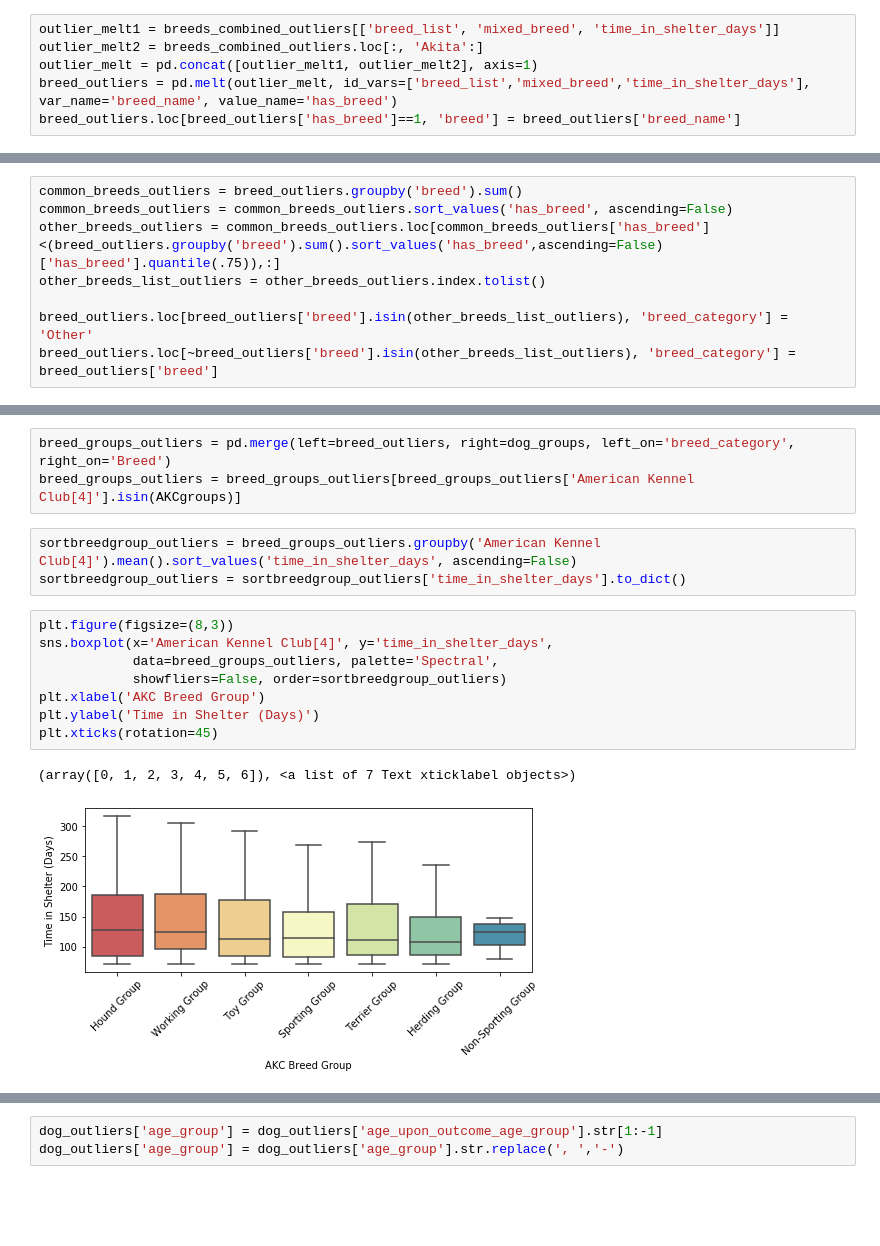
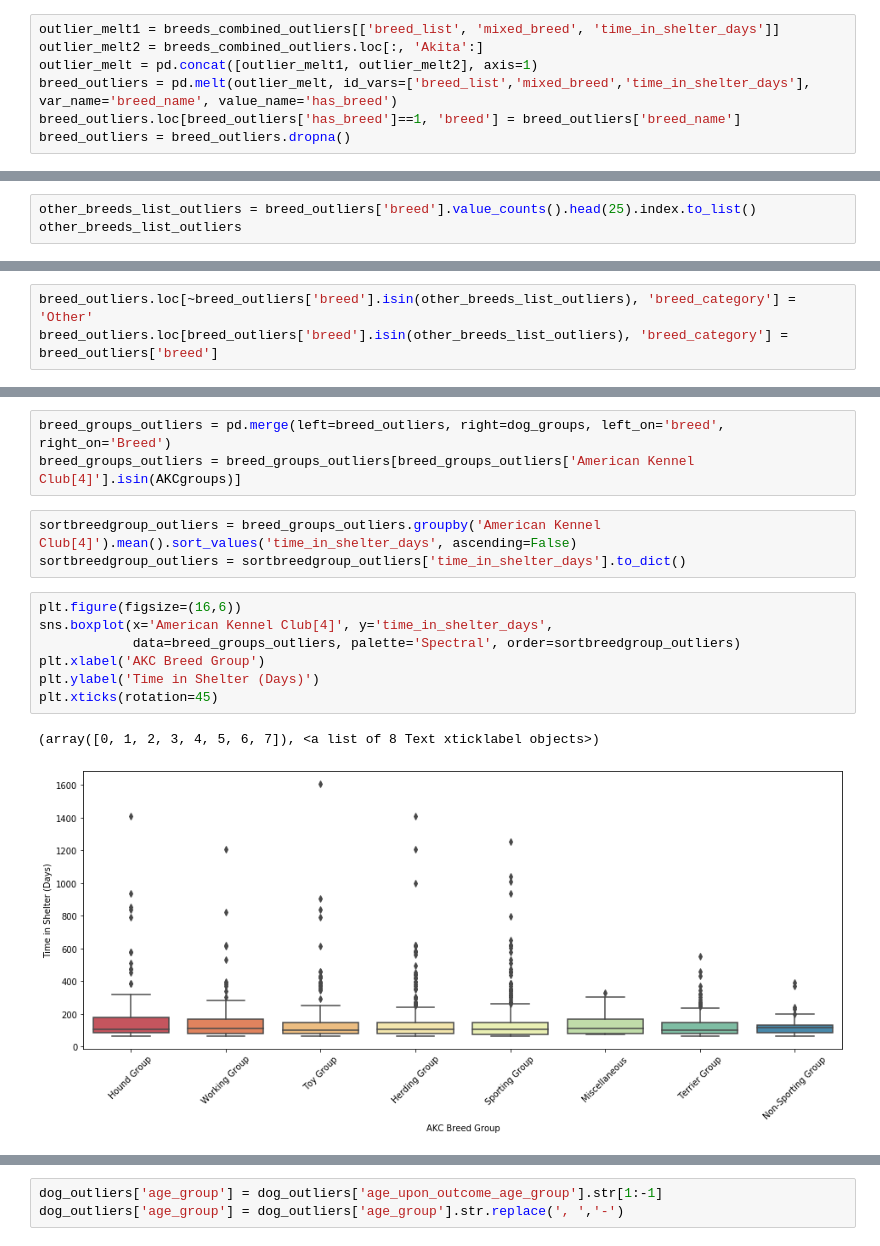
Before and after one commit to krritz/Animal-Shelter-Exploratory-Analysis, a Jupyter notebook: Animal Shelter Analysis.ipynb, the cells around one changed output, grey strips where cells are left out. Cells and saved outputs as stored; diff of their text form; blank space fills up the shorter version.

```diff
--- a/Animal Shelter Analysis.ipynb
+++ b/Animal Shelter Analysis.ipynb
@@ -1473,3 +1040,4 @@ outlier_melt2 = breeds_combined_outliers.loc[:, 'Akita':]
 outlier_melt = pd.concat([outlier_melt1, outlier_melt2], axis=1)
 breed_outliers = pd.melt(outlier_melt, id_vars=['breed_list','mixed_breed','time_in_shelter_days'], var_name='breed_name', value_name='has_breed')
 breed_outliers.loc[breed_outliers['has_breed']==1, 'breed'] = breed_outliers['breed_name']
+breed_outliers = breed_outliers.dropna()
@@ -1481,0 +1048,3 @@ breed_outliers.groupby('breed').sum().sort_values('has_breed',ascending=False)['
+# %%
+other_breeds_list_outliers = breed_outliers['breed'].value_counts().head(25).index.to_list()
+other_breeds_list_outliers
@@ -1482,8 +1069,3 @@ breed_outliers.groupby('breed').sum().sort_values('has_breed',ascending=False)['
 # %%
-common_breeds_outliers = breed_outliers.groupby('breed').sum()
-common_breeds_outliers = common_breeds_outliers.sort_values('has_breed', ascending=False)
-other_breeds_outliers = common_breeds_outliers.loc[common_breeds_outliers['has_breed']<(breed_outliers.groupby('breed').sum().sort_values('has_breed',ascending=False)['has_breed'].quantile(.75)),:]
-other_breeds_list_outliers = other_breeds_outliers.index.tolist()
-
-breed_outliers.loc[breed_outliers['breed'].isin(other_breeds_list_outliers), 'breed_category'] = 'Other'
-breed_outliers.loc[~breed_outliers['breed'].isin(other_breeds_list_outliers), 'breed_category'] = breed_outliers['breed']
+breed_outliers.loc[~breed_outliers['breed'].isin(other_breeds_list_outliers), 'breed_category'] = 'Other'
+breed_outliers.loc[breed_outliers['breed'].isin(other_breeds_list_outliers), 'breed_category'] = breed_outliers['breed']
@@ -1531,18 +1142,17 @@ This time, I only looked based on the breed group categorizations determined abo
 # %%
-breed_groups_outliers = pd.merge(left=breed_outliers, right=dog_groups, left_on='breed_category', right_on='Breed')
+breed_groups_outliers = pd.merge(left=breed_outliers, right=dog_groups, left_on='breed', right_on='Breed')
 breed_groups_outliers = breed_groups_outliers[breed_groups_outliers['American Kennel Club[4]'].isin(AKCgroups)]
 # %%
 sortbreedgroup_outliers = breed_groups_outliers.groupby('American Kennel Club[4]').mean().sort_values('time_in_shelter_days', ascending=False)
 sortbreedgroup_outliers = sortbreedgroup_outliers['time_in_shelter_days'].to_dict()
 # %%
-plt.figure(figsize=(8,3))
+plt.figure(figsize=(16,6))
 sns.boxplot(x='American Kennel Club[4]', y='time_in_shelter_days',
-            data=breed_groups_outliers, palette='Spectral',
-            showfliers=False, order=sortbreedgroup_outliers)
+            data=breed_groups_outliers, palette='Spectral', order=sortbreedgroup_outliers)
 plt.xlabel('AKC Breed Group')
 plt.ylabel('Time in Shelter (Days)')
 plt.xticks(rotation=45)
 # %% [output]
-(array([0, 1, 2, 3, 4, 5, 6]), <a list of 7 Text xticklabel objects>)
+(array([0, 1, 2, 3, 4, 5, 6, 7]), <a list of 8 Text xticklabel objects>)
-[figure, old version]
+[figure, new version]
 # %%
```
Also changed, not shown: parts of 348 cells of this notebook, 1 other file.
